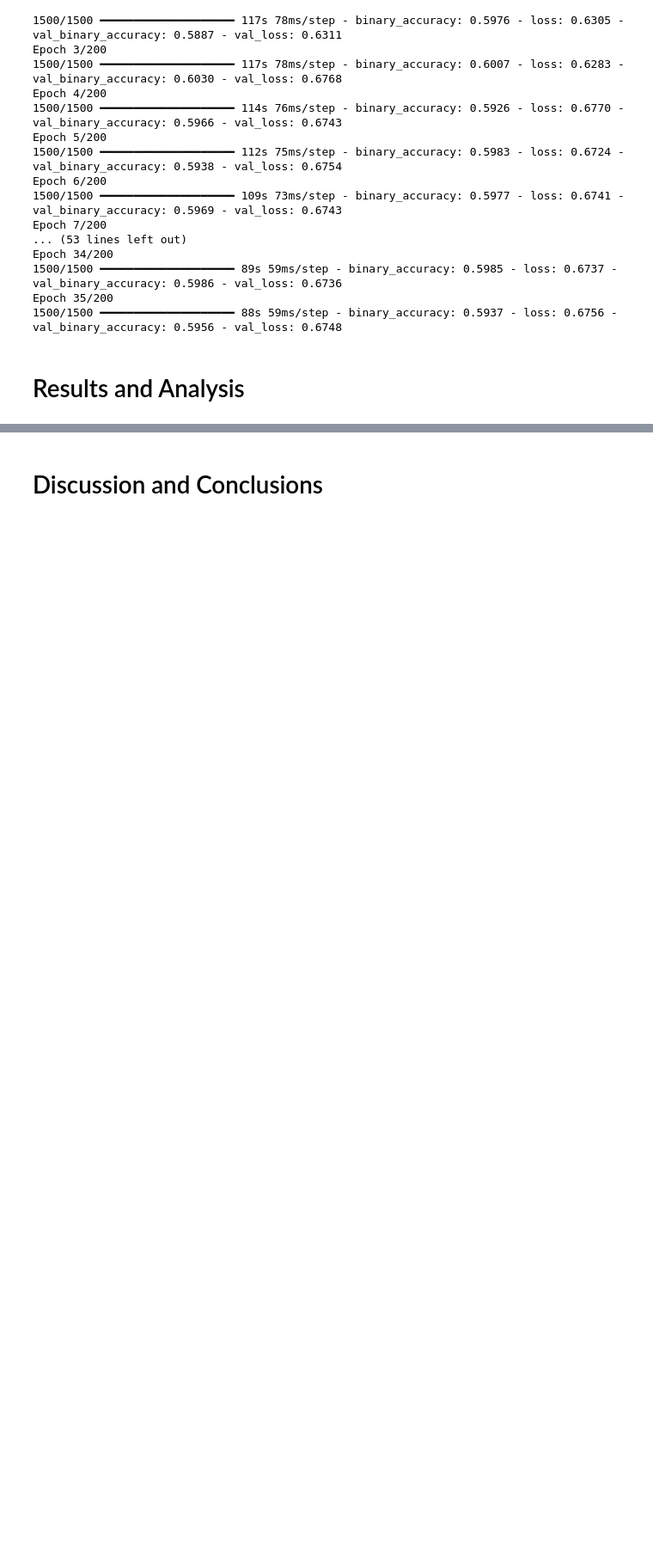
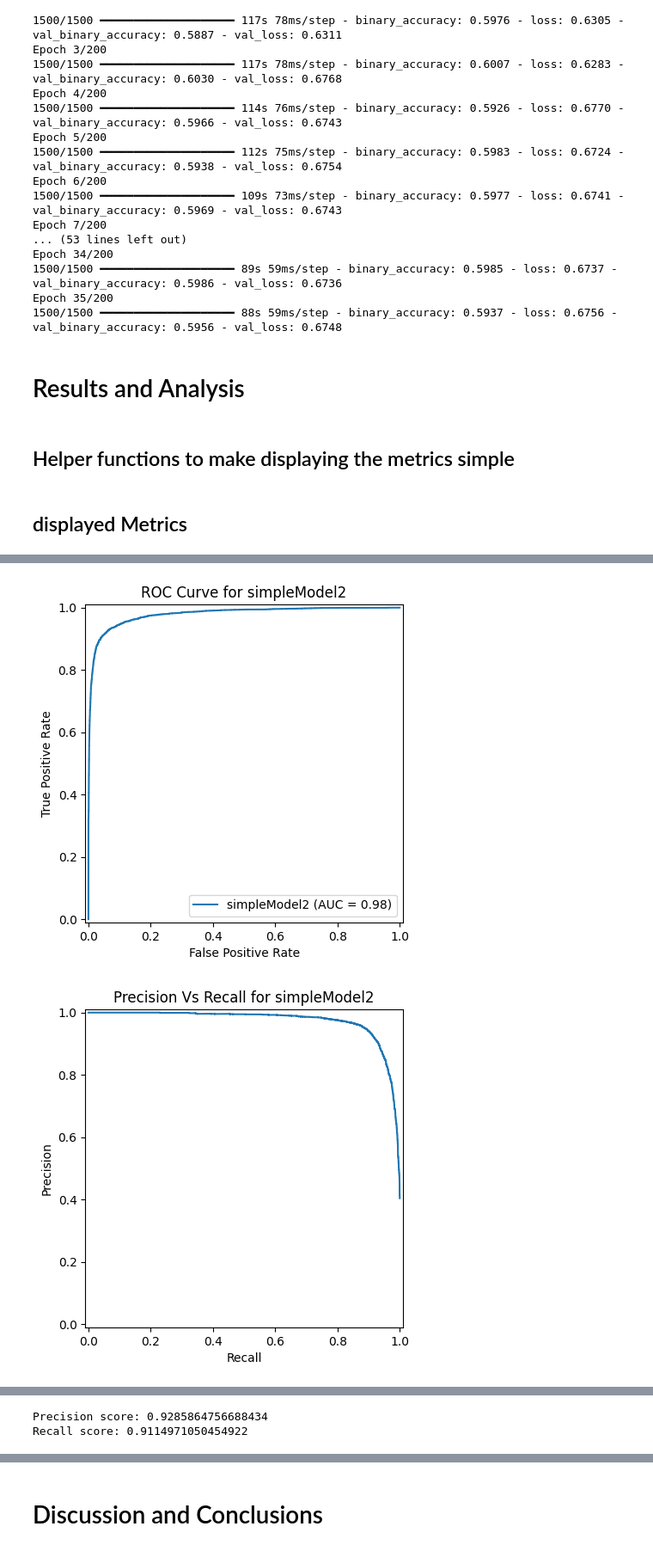
Before and after one commit to JacobHurley/Histopathologic-Cancer-Detection, a Jupyter notebook: CancerDetection.ipynb, the cells around one changed output, grey strips where cells are left out. Shown at 86% size. Drawn from its saved outputs; the diff is of its cells as text; code cells hidden in the pictures; blank space fills up the shorter version.

```diff
--- a/CancerDetection.ipynb
+++ b/CancerDetection.ipynb
@@ -673,3 +677,48 @@ Epoch 35/200
 1500/1500 ━━━━━━━━━━━━━━━━━━━━ 88s 59ms/step - binary_accuracy: 0.5937 - loss: 0.6756 - val_binary_accuracy: 0.5956 - val_loss: 0.6748
 # %% [markdown]
 # Results and Analysis
+# %% [markdown]
+## Helper functions to make displaying the metrics simple
+# %%
+def modelPredictionsAsList(model):
+    all_predictions_raw = []
+    all_predictions_rounded = []
+    y_true = []
+
+    for X_batch, y_batch in validation_dataset.take(validationGen.samples // validationGen.batch_size):
+        y_true += y_batch.numpy().astype("uint8").tolist()
+        predictions = model.predict(X_batch, verbose=0)
+        predictions = predictions.reshape(len(X_batch),)
+        all_predictions_raw += predictions.tolist()
+        all_predictions_rounded += np.round(predictions).tolist()
+
+    return (all_predictions_raw, all_predictions_rounded, y_true)
+# %%
+from sklearn import metrics
+
+def displayMetrics(model, modelName):
+    rawPredictions, roundedPredictions, y_true = modelPredictionsAsList(model)
+    fpr, tpr, thresholds = metrics.roc_curve(y_true, rawPredictions)
+    roc_auc = metrics.auc(fpr, tpr)
+    display = metrics.RocCurveDisplay(fpr = fpr, tpr=tpr, roc_auc = roc_auc, estimator_name = modelName)
+    display.plot()
+    plt.title("ROC Curve for {}".format(modelName))
+    plt.show()
+    precision, recall, _ = metrics.precision_recall_curve(y_true, rawPredictions)
+    disp = metrics.PrecisionRecallDisplay(precision=precision, recall=recall)
+    disp.plot()
+    plt.title("Precision Vs Recall for {}".format(modelName))
+    plt.show()
+
+    metrics.ConfusionMatrixDisplay.from_predictions(y_true, roundedPredictions)
+    plt.title("{} Confusion Matrix".format(modelName))
+    plt.show()
+
+    print("Precision score: {}\nRecall score: {}".format(
+        metrics.precision_score(y_true, roundedPredictions), metrics.recall_score(y_true, roundedPredictions)
+    ))
+# %% [markdown]
+## displayed Metrics
+# %%
+displayMetrics(simpleModel2, "simpleModel2")
+# %% [output]
@@ -675,0 +726,2 @@ Epoch 35/200
+[figure, added]
+[figure, added]
@@ -675,0 +729,2 @@ Epoch 35/200
+Precision score: 0.9285864756688434
+Recall score: 0.9114971050454922
```
Also changed, not shown: parts of 10 cells of this notebook.
